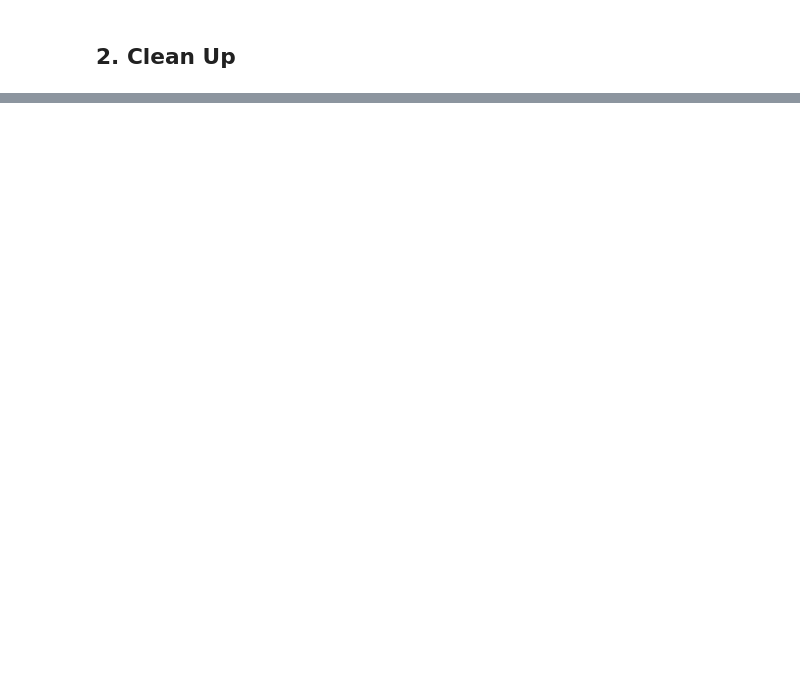
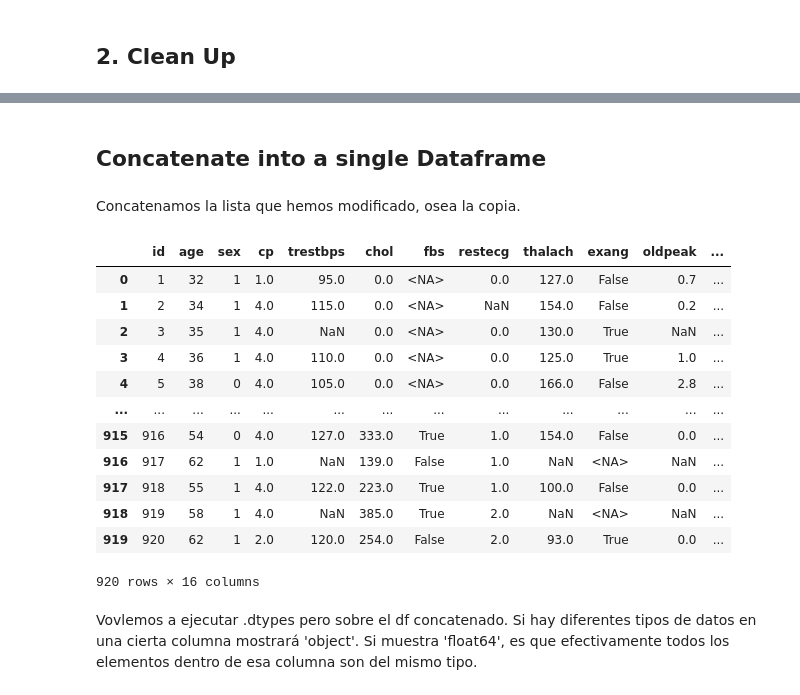
Before and after one commit to oriolbustos/data_lab, a Jupyter notebook: Project 1/heart_disease_project.ipynb, the cells around one changed output, grey strips where cells are left out. Cells and saved outputs as stored; diff of their text form; code cells hidden in the pictures; blank space fills up the shorter version.

Commit message:
Homogeneización de los datos y lista de 'Counts' de cada columna

```diff
--- a/Project 1/heart_disease_project.ipynb
+++ b/Project 1/heart_disease_project.ipynb
@@ -188,0 +86,3 @@ df_with_header
+# %%
+dataframes = [df_S, df_H, df_Clev, df_LB[0]] # los guardo en una lista todos para poder iterar sobre los dataframes
+dataframes.extend(list(df_LB_nohead.values()))
@@ -188,0 +299,25 @@ df_with_header
+# %% [markdown]
+## Concatenate into a single Dataframe
+# %% [markdown]
+Concatenamos la lista que hemos modificado, osea la copia.
+# %%
+df_sin_homogeneizar = pd.concat(dataframes, ignore_index=True)
+df_concatenated = pd.concat(dataframes_clean_up, ignore_index=True)
+# %%
+df_concatenated
+# %% [output]
+|  | id | age | sex | cp | trestbps | chol | fbs | restecg | thalach | exang | oldpeak | ... |
+| 0 | 1 | 32 | 1 | 1.0 | 95.0 | 0.0 | <NA> | 0.0 | 127.0 | False | 0.7 | ... |
+| 1 | 2 | 34 | 1 | 4.0 | 115.0 | 0.0 | <NA> | NaN | 154.0 | False | 0.2 | ... |
+| 2 | 3 | 35 | 1 | 4.0 | NaN | 0.0 | <NA> | 0.0 | 130.0 | True | NaN | ... |
+| 3 | 4 | 36 | 1 | 4.0 | 110.0 | 0.0 | <NA> | 0.0 | 125.0 | True | 1.0 | ... |
+| 4 | 5 | 38 | 0 | 4.0 | 105.0 | 0.0 | <NA> | 0.0 | 166.0 | False | 2.8 | ... |
+| ... | ... | ... | ... | ... | ... | ... | ... | ... | ... | ... | ... | ... |
+| 915 | 916 | 54 | 0 | 4.0 | 127.0 | 333.0 | True | 1.0 | 154.0 | False | 0.0 | ... |
+| 916 | 917 | 62 | 1 | 1.0 | NaN | 139.0 | False | 1.0 | NaN | <NA> | NaN | ... |
+| 917 | 918 | 55 | 1 | 4.0 | 122.0 | 223.0 | True | 1.0 | 100.0 | False | 0.0 | ... |
+| 918 | 919 | 58 | 1 | 4.0 | NaN | 385.0 | True | 2.0 | NaN | <NA> | NaN | ... |
+| 919 | 920 | 62 | 1 | 2.0 | 120.0 | 254.0 | False | 2.0 | 93.0 | True | 0.0 | ... |
+920 rows × 16 columns
+# %% [markdown]
+Vovlemos a ejecutar .dtypes pero sobre el df concatenado. Si hay diferentes tipos de datos en una cierta columna mostrará 'object'. Si muestra 'float64', es que efectivamente todos los elementos dentro de esa columna son del mismo tipo.
```
Also changed, not shown: parts of 25 cells of this notebook.
